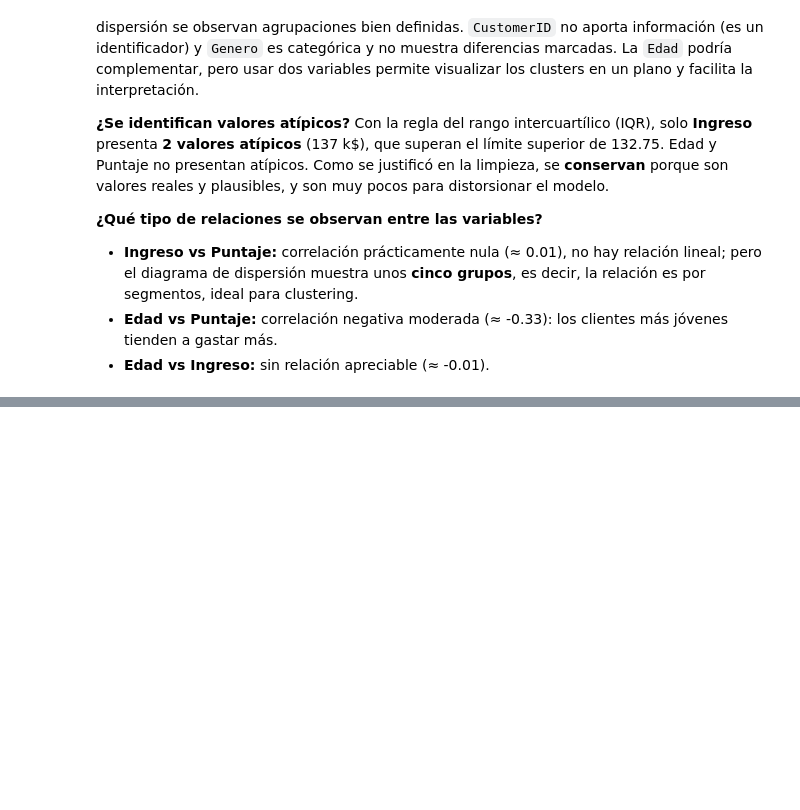
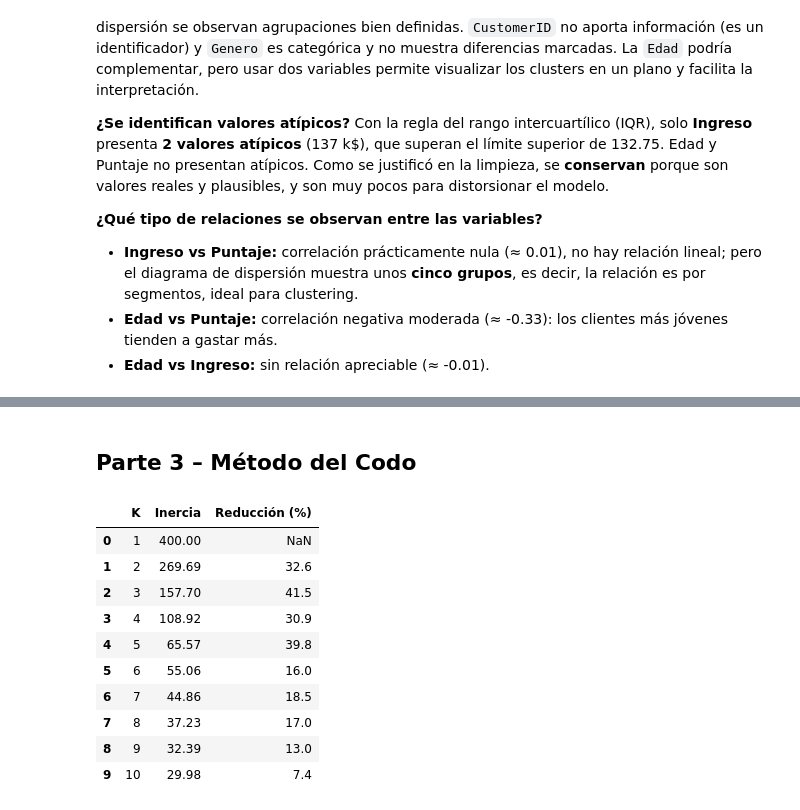
Before and after one commit to dramirezdlp99/taller-kmeans-segmentacion, a Jupyter notebook: taller_kmeans.ipynb, the cells around one changed output, grey strips where cells are left out. Cells and saved outputs as stored; diff of their text form; code cells hidden in the pictures; blank space fills up the shorter version.

```diff
--- a/taller_kmeans.ipynb
+++ b/taller_kmeans.ipynb
@@ -192,0 +246,27 @@ Con la regla del rango intercuartílico (IQR), solo **Ingreso** presenta **2 val
+# %% [markdown]
+## Parte 3 – Método del Codo
+# %%
+inercias = []
+rango_k = range(1, 11)
+
+for k in rango_k:
+    modelo = KMeans(n_clusters=k, init="k-means++", n_init=10, random_state=42)
+    modelo.fit(X_scaled)
+    inercias.append(modelo.inertia_)
+
+tabla_codo = pd.DataFrame({"K": list(rango_k), "Inercia": inercias})
+tabla_codo["Reducción (%)"] = (tabla_codo["Inercia"].pct_change() * -100).round(1)
+tabla_codo["Inercia"] = tabla_codo["Inercia"].round(2)
+tabla_codo
+# %% [output]
+|  | K | Inercia | Reducción (%) |
+| 0 | 1 | 400.00 | NaN |
+| 1 | 2 | 269.69 | 32.6 |
+| 2 | 3 | 157.70 | 41.5 |
+| 3 | 4 | 108.92 | 30.9 |
+| 4 | 5 | 65.57 | 39.8 |
+| 5 | 6 | 55.06 | 16.0 |
+| 6 | 7 | 44.86 | 18.5 |
+| 7 | 8 | 37.23 | 17.0 |
+| 8 | 9 | 32.39 | 13.0 |
+| 9 | 10 | 29.98 | 7.4 |
```
Also changed, not shown: parts of 6 cells of this notebook.
